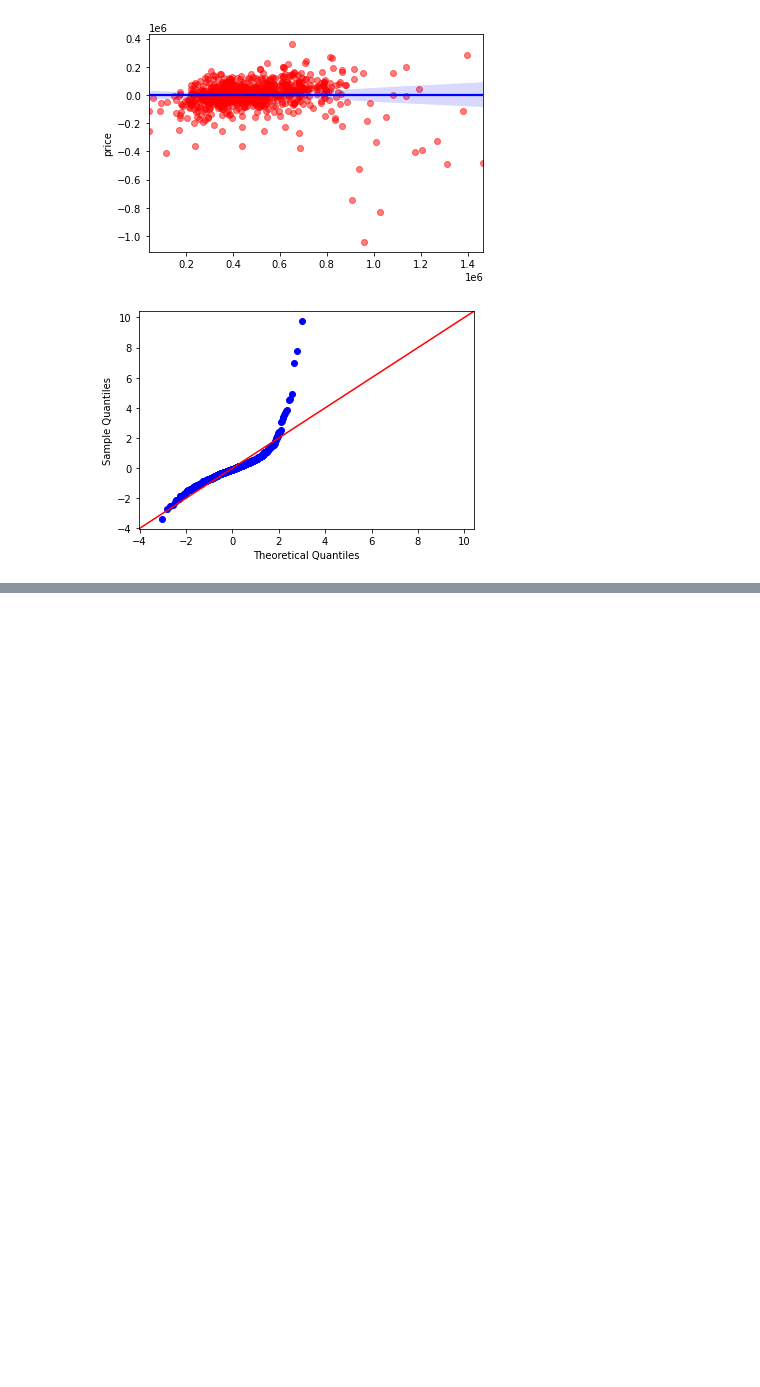
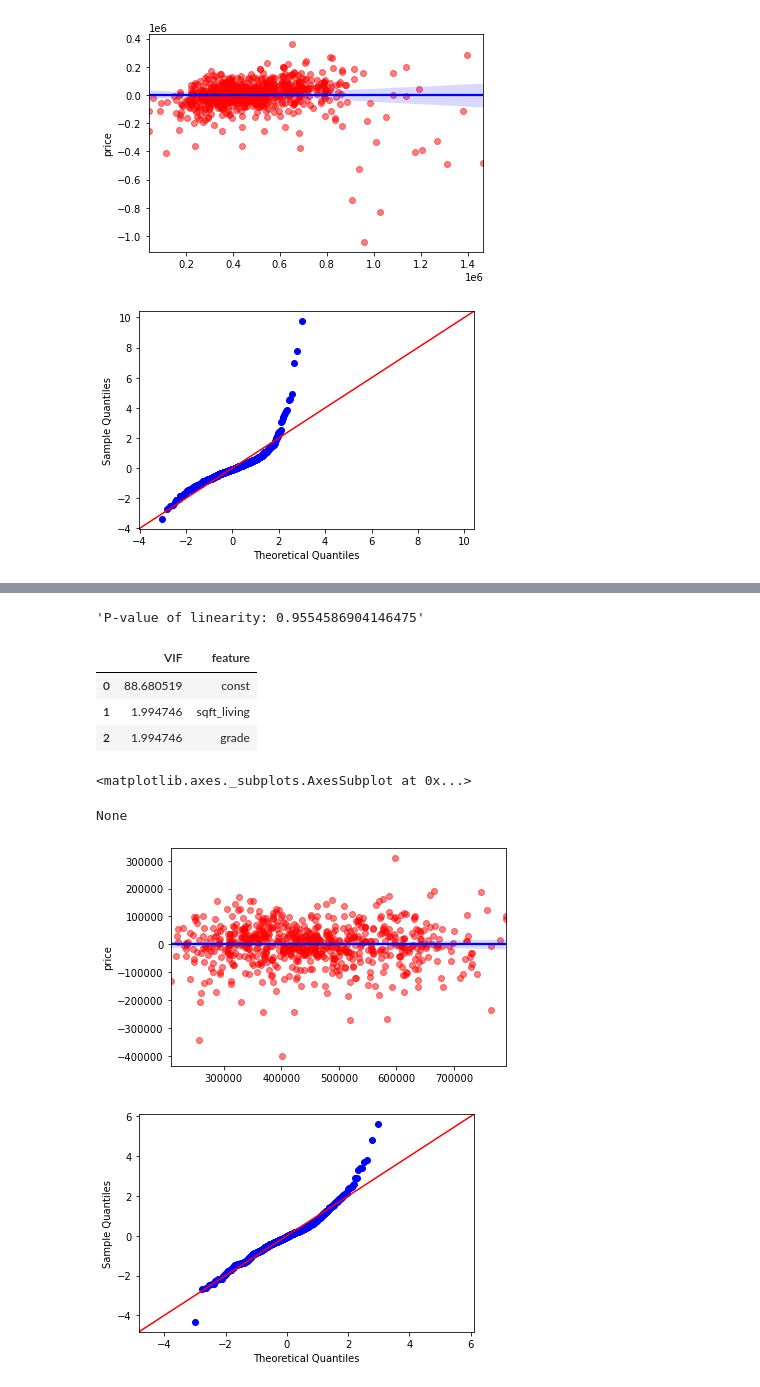
Before and after one commit to kjkahalley/King-County-housing-analysis, a Jupyter notebook: notebooks/exploratory/killian/main_notebook.ipynb, the cells around one changed output, grey strips where cells are left out. Cells and saved outputs as stored; diff of their text form; code cells hidden in the pictures; blank space fills up the shorter version.

```diff
--- a/notebooks/exploratory/killian/main_notebook.ipynb
+++ b/notebooks/exploratory/killian/main_notebook.ipynb
@@ -236,0 +284,2 @@ results_2.summary()
+# %%
+df_country_no_outliers['sqft_open'] = df_country_no_outliers['sqft_lot'] - df_country_no_outliers['sqft_living']
@@ -236,0 +350,5 @@ results_2.summary()
+# %%
+X_country = sm.add_constant(df_country_no_outliers[['sqft_living','grade', 'has_basement']])
+y_country = df_country_no_outliers['price']
+country_model = sm.OLS(y_country, X_country)
+country_results = country_model.fit()
@@ -236,0 +398,12 @@ results_2.summary()
+# %%
+check_model(country_model, X_country, y_country)
+# %% [output]
+'P-value of linearity: 0.9554586904146475'
+|  | VIF | feature |
+| 0 | 88.680519 | const |
+| 1 | 1.994746 | sqft_living |
+| 2 | 1.994746 | grade |
+<matplotlib.axes._subplots.AxesSubplot at 0x...>
+None
+[figure, added]
+[figure, added]
```
Also changed, not shown: parts of 32 cells of this notebook.
